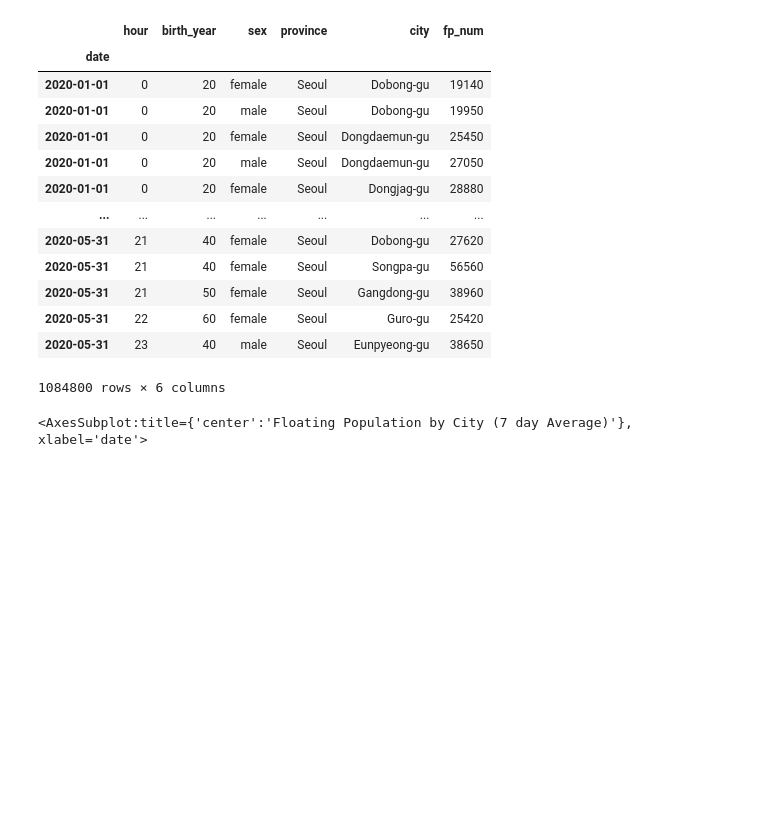
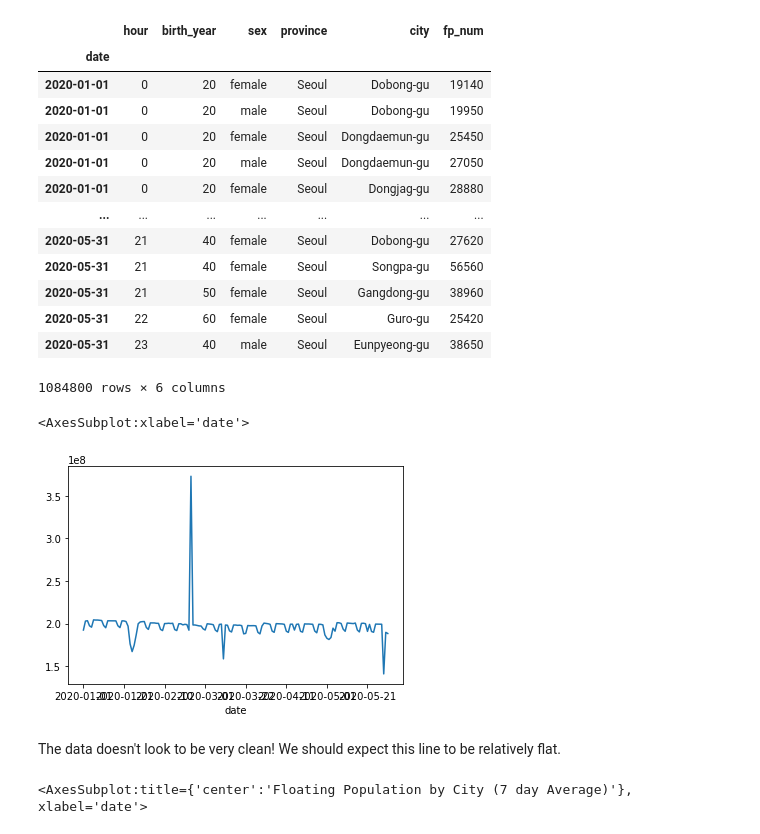
Before and after one commit to timzai/covid-19_skorea_eda, a Jupyter notebook: floating population by province.ipynb, the cells around one changed output. Drawn from its saved outputs; the diff is of its cells as text; code cells hidden in the pictures; blank space fills up the shorter version.

```diff
--- a/floating population by province.ipynb
+++ b/floating population by province.ipynb
@@ -22,6 +22,14 @@ float_df
 | 2020-05-31 | 22 | 60 | female | Seoul | Guro-gu | 25420 |
 | 2020-05-31 | 23 | 40 | male | Seoul | Eunpyeong-gu | 38650 |
 1084800 rows × 6 columns
+# %%
+total_df = float_df.groupby(as_index=True, level=0)['fp_num'].sum()
+total_df.plot()
+# %% [output]
+<AxesSubplot:xlabel='date'>
+[figure, added]
+# %% [markdown]
+The data doesn't look to be very clean!  We should expect this line to be relatively flat.
 # %%
 # Look at population by city (only 0th hour)
 city_df = float_df[float_df['hour'] == 0].reset_index().groupby(['city','date'])['fp_num'].sum()
```
Also changed, not shown: parts of 1 cell of this notebook, 2 other files.
